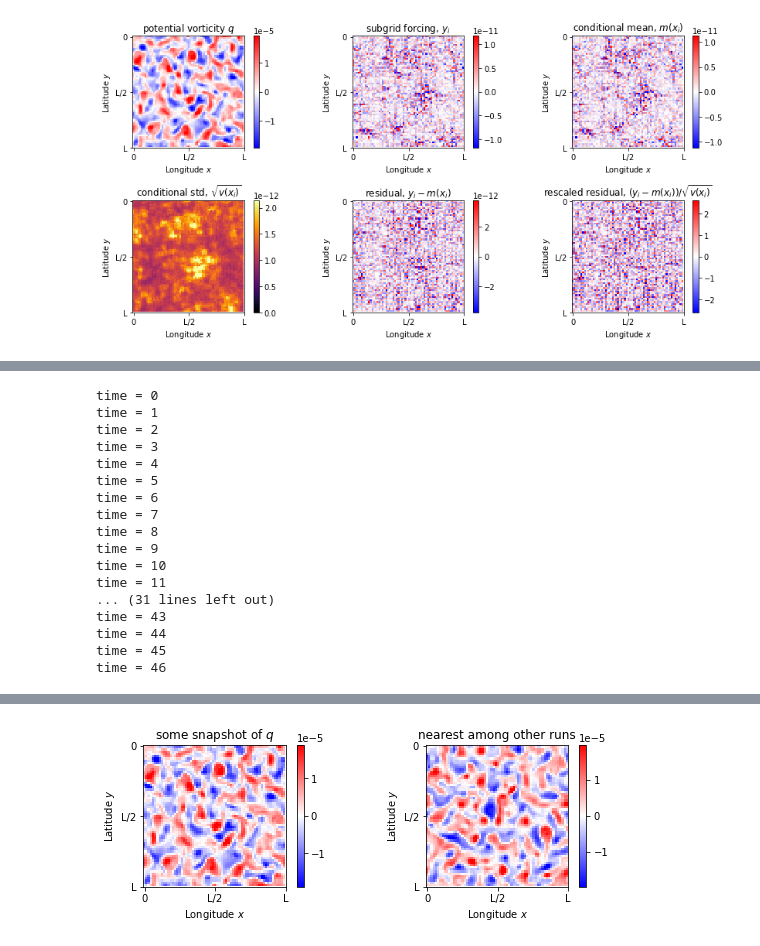
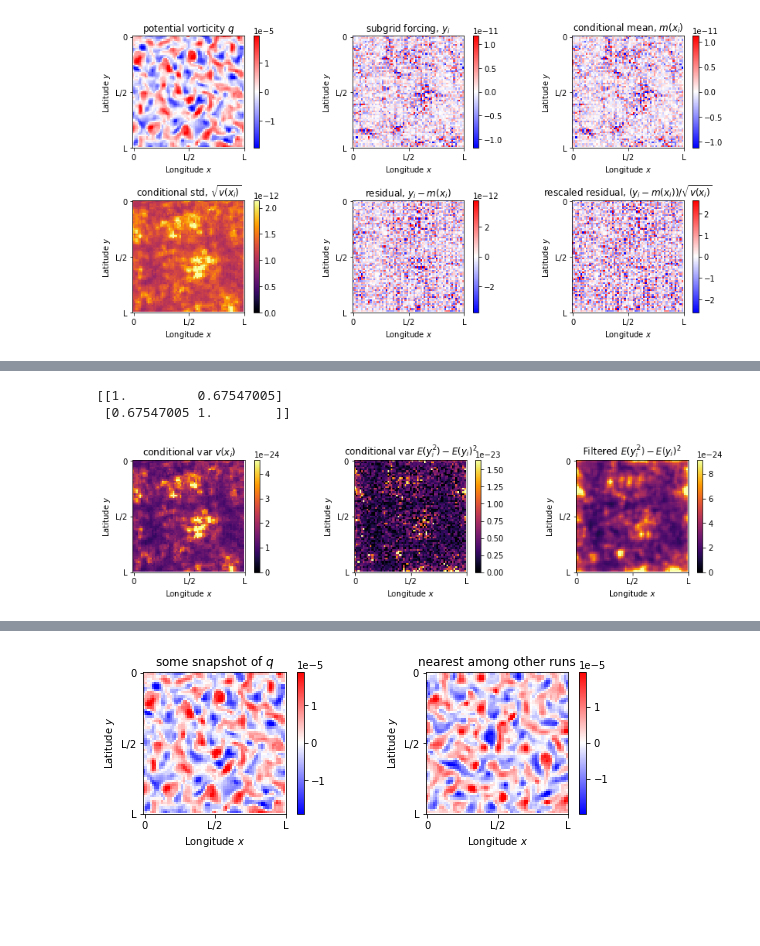
Before and after one commit to Pperezhogin/pyqg_experiments_Ross, a Jupyter notebook: pyqg_subgrid_experiments/test_Ross.ipynb, the cells around one changed output, grey strips where cells are left out. Drawn from its saved outputs; the diff is of its cells as text; code cells hidden in the pictures; blank space fills up the shorter version.

```diff
--- a/pyqg_subgrid_experiments/test_Ross.ipynb
+++ b/pyqg_subgrid_experiments/test_Ross.ipynb
@@ -65,6 +66,9 @@ model 1: var
 test_result = param.test_offline(test, os.path.join(test_dir, "offline_metrics.nc"))
 # %%
 transfer_result = param.test_offline(xfer, os.path.join(xfer_dir, "offline_metrics.nc"))
+# %%
+test_var     = xr.open_dataset('VAR_CNN/test/offline_metrics.nc')
+transfer_var = xr.open_dataset('VAR_CNN/transfer/offline_metrics.nc')
 # %%
 ds = train.isel(run=0,time=-1)
 with pse.figure_grid(2,4) as g:
@@ -216,3 +221,23 @@ plt.axvline(x=hi,linestyle='--')
+# %%
+import numpy as np
+import gcm_filters
+run = 0
+time = -1
+tt = test_result.isel(run=run,time=time,lev=0)
+tv = test_var.isel(run=run,time=time,lev=0)
+real_filt = gcm_filters.Filter(filter_scale=4, dx_min=1)
+with pse.figure_grid(1,3) as g:
+    var = tt.q_forcing_advection_var_predictions
+    g.next(); pse.imshow(var, title='conditional var $v(x_i)$')
+    var = np.maximum(tv['mul(q_forcing_advection,q_forcing_advection)_predictions'].astype(np.float64) - np.square(tv.q_forcing_advection_predictions).astype(np.float64),0.)
+    g.next(); pse.imshow(var, title='conditional var $E(y^2_i)-E(y_i)^2$')
+    var2 = real_filt.apply(var, dims=['y','x'])
+    g.next(); pse.imshow(real_filt.apply(var, dims=['y','x']), title='Filtered $E(y^2_i)-E(y_i)^2$')
+    print(np.corrcoef(var.data.ravel(),var2.data.ravel()))
+# %% [output]
+[[1.         0.67547005]
+ [0.67547005 1.        ]]
+[figure, added]
 # %%
 def KNN_search(dataset, snapshot):
     ntime = len(dataset.time)
@@ -228,24 +253,6 @@ def KNN_search(dataset, snapshot):
     return distance
 # %%
 distance = KNN_search(train.q.isel(time=range(40,87)),test.q.isel(run=0,time=-1))
-# %% [output]
-time = 0
-time = 1
-time = 2
-time = 3
-time = 4
-time = 5
-time = 6
-time = 7
-time = 8
-time = 9
-time = 10
-time = 11
-... (31 lines left out)
-time = 43
-time = 44
-time = 45
-time = 46
 # %%
 print(np.unravel_index(np.argmin(distance, axis=None), distance.shape))
 print(distance.min())
```
Also changed, not shown: parts of 17 cells of this notebook, 2 other files.
